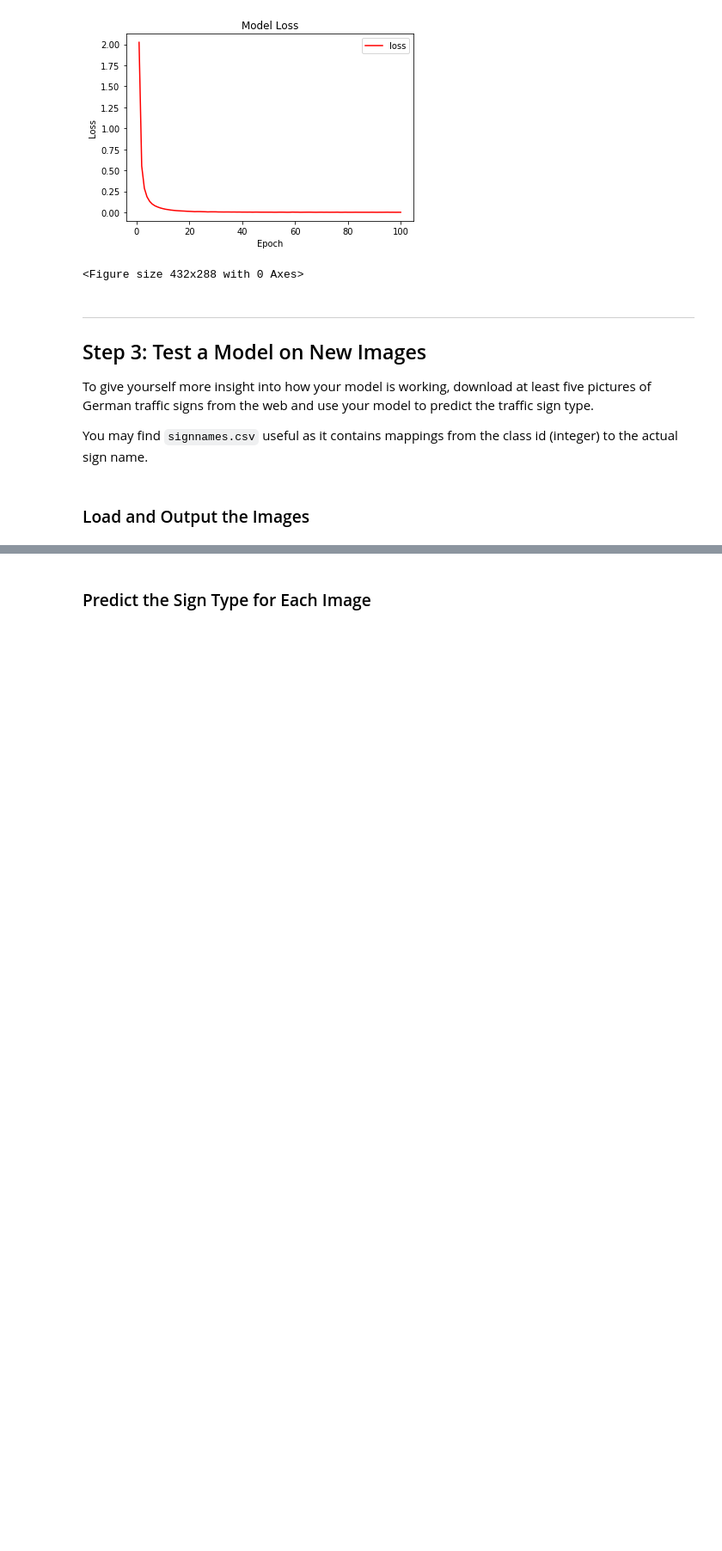
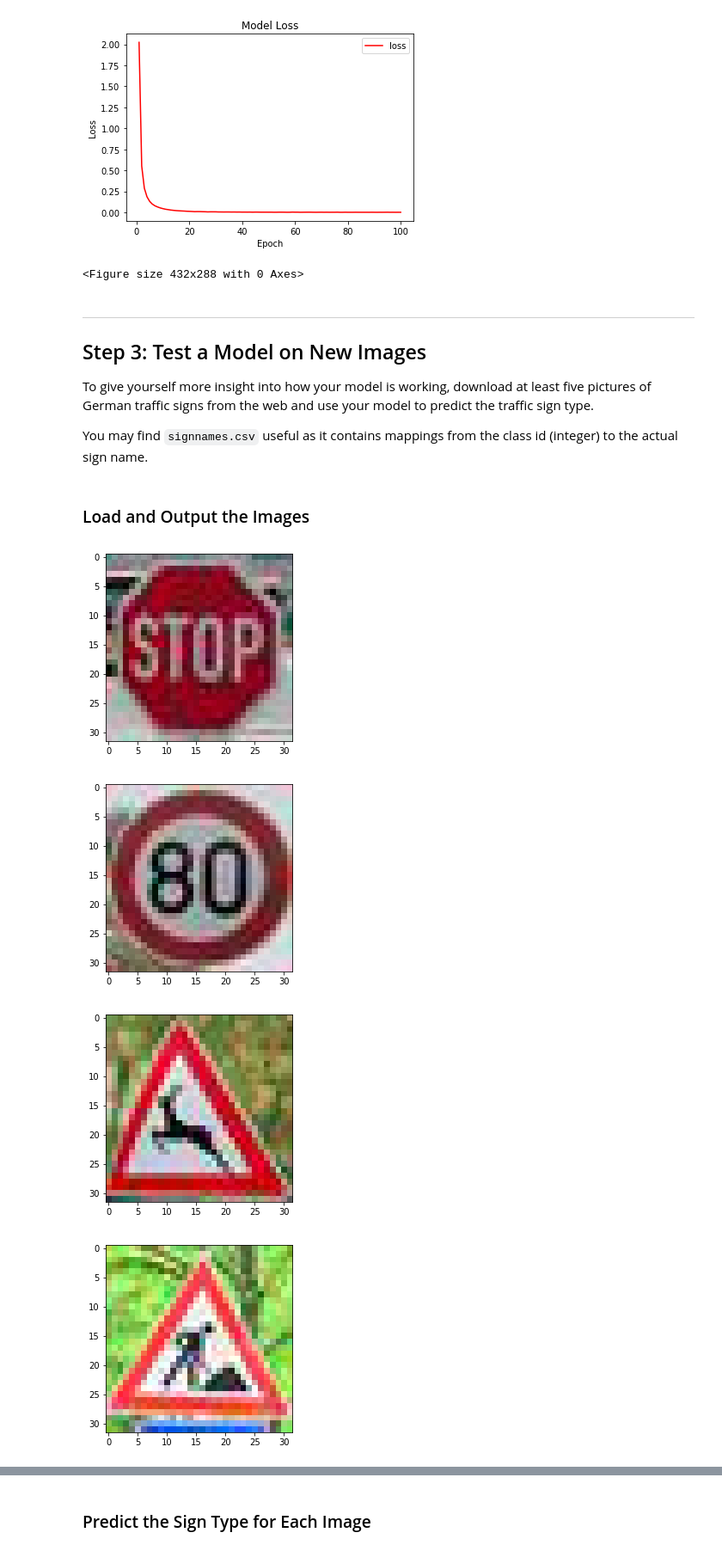
Before and after one commit to bkaewell/self-driving-car, a Jupyter notebook: P2-traffic-sign-classifier/Traffic_Sign_Classifier.ipynb, the cells around one changed output, grey strips where cells are left out. Shown at 86% size. Cells and saved outputs as stored; diff of their text form; code cells hidden in the pictures; blank space fills up the shorter version.

```diff
--- a/P2-traffic-sign-classifier/Traffic_Sign_Classifier.ipynb
+++ b/P2-traffic-sign-classifier/Traffic_Sign_Classifier.ipynb
@@ -259,7 +259,7 @@ Finished preprocessing the data set.
 from tensorflow.contrib.layers import flatten
 import tensorflow as tf
 
-EPOCHS = 100
+EPOCHS = 10
 BATCH_SIZE = 100
 
 def LeNet(x, dropout):
@@ -341,8 +341,10 @@ sets imply underfitting. A high accuracy on the training set but low accuracy on
 # Features & labels:
 # x is a placeholder for a batch of input images
 # y is a placeholder for a batch of output labels
-x = tf.placeholder(tf.float32, shape=[None, 32, 32, 3])
 
+#new_image_shape = add_pics_data.shape
+x = tf.placeholder(tf.float32, (None, 32, 32, 3))
+#x = tf.placeholder(tf.float32, shape=[None, 32, 32, 3])
 y = tf.placeholder(tf.int32, (None))
 one_hot_y = tf.one_hot(y, n_classes)
 
@@ -403,7 +405,7 @@ with tf.Session() as sess:
         print("Validation Accuracy = {:.3f}".format(validation_accuracy))
         print()
 
-    saver.save(sess, './lenet')
+    saver.save(sess, './lenet2')
     print("Model saved")
 # %% [output]
 Training...
@@ -465,33 +467,38 @@ You may find `signnames.csv` useful as it contains mappings from the class id (i
 import matplotlib.image as mpimg
 
 imgs = ['stoppschild_cropped_resized.jpg', \
         'speed_limit_80_cropped_resized.jpg', \
         'wild_wechsel_cropped_resized.jpg', \
         'strassenbauarbeiten_cropped_resized.jpg', \
         'uberholverbot_cropped_resized.jpg', \
         'glatteis_gefahr_cropped_resized.jpg']
 
 
 new_input = []
 #for imgname in imgs:
     #reading in an image
 #    image = mpimg.imread('download_data/' + imgname)
     #printing out some stats and plotting
 #    print('This image is:', type(image), 'with dimensions:', image.shape)
 #    new_input.append(image)
 #    plt.imshow(image)
 #    plt.show()
 
 # Show the images, add to a list to process for classifying
 add_pics_data = []
 for i in imgs:
     i = 'download_data/' + i
     image = mpimg.imread(i)
     plt.imshow(image)
     plt.show()
 
-    a=0.1
-    b=0.9
-    image =  a + (((image - np.min(image))*(b - a))/(np.max(image) - np.min(image)))
+    #a=0.1
+    #b=0.9
+    #image =  a + (((image - np.min(image))*(b - a))/(np.max(image) - np.min(image)))
 
     add_pics_data.append(image)
+# %% [output]
+[figure, added]
+[figure, added]
+[figure, added]
+[figure, added]
```
Also changed, not shown: parts of 6 cells of this notebook.
